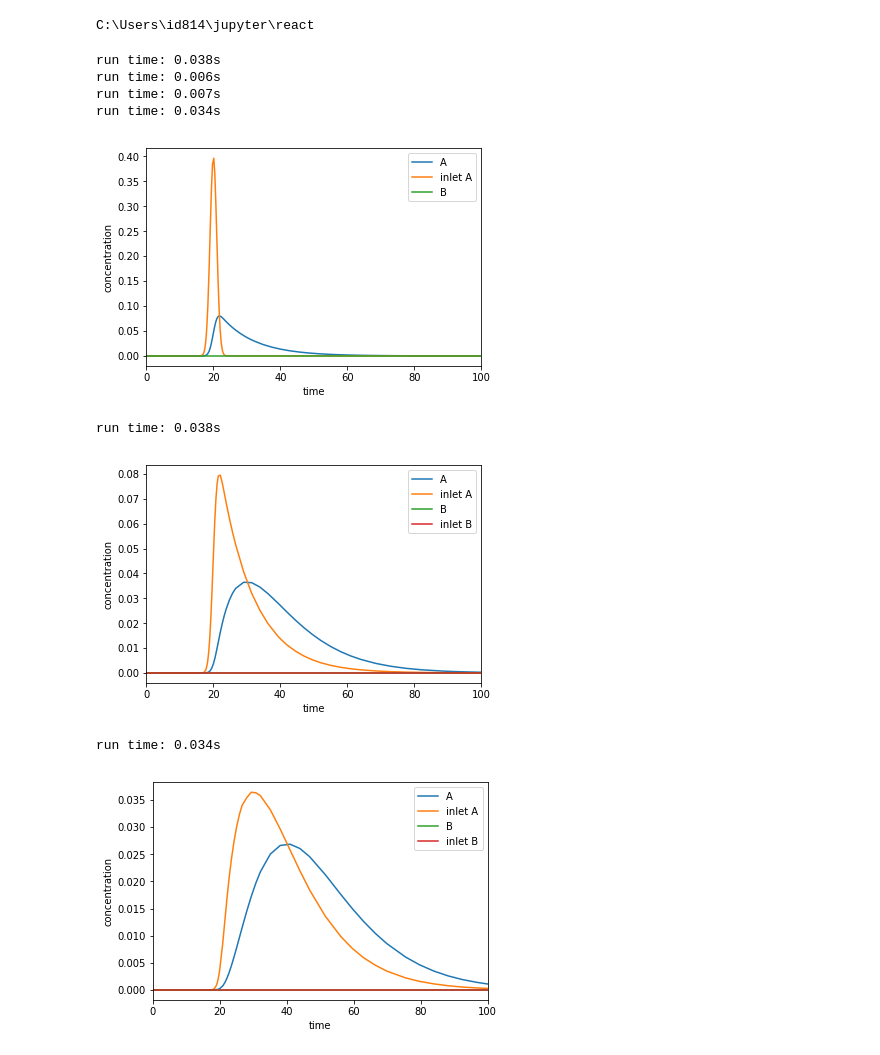
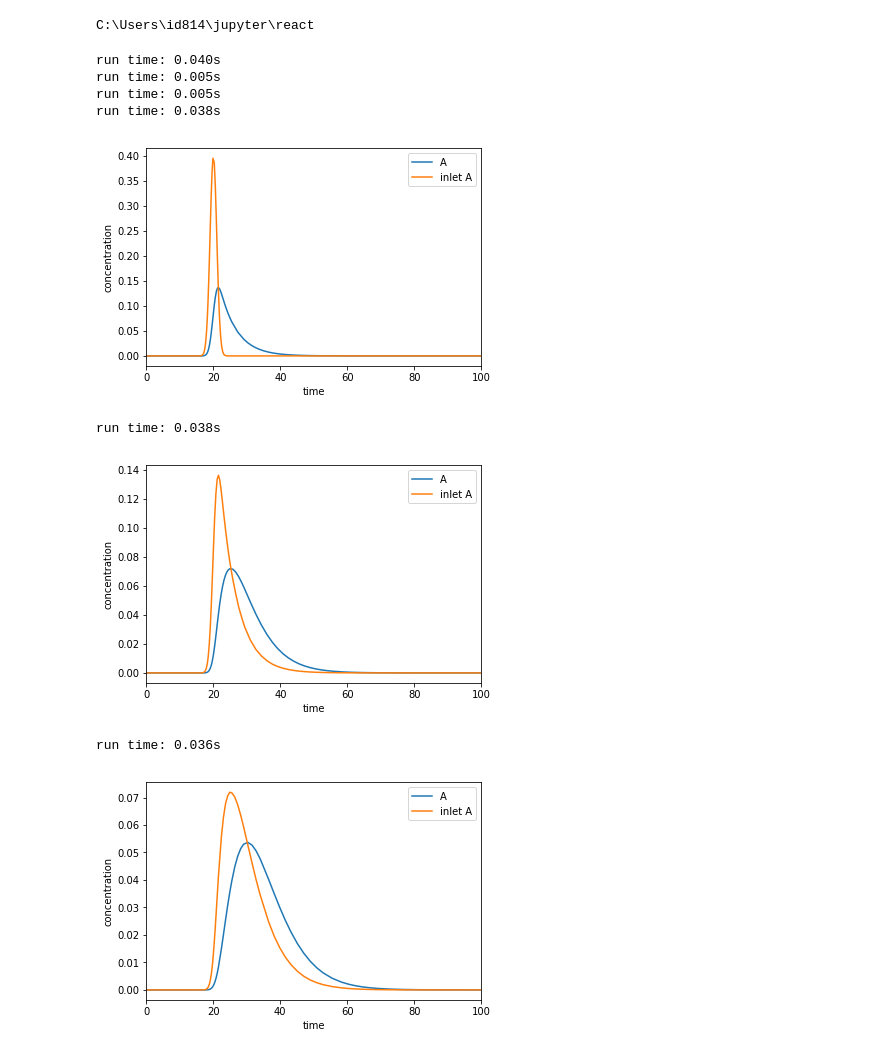
Before and after one commit to dorox/react, a Jupyter notebook: notebooks/Flowsheet.ipynb, the cells around one changed output. Drawn from its saved outputs; the diff is of its cells as text; code cells hidden in the pictures.

```diff
--- a/notebooks/Flowsheet.ipynb
+++ b/notebooks/Flowsheet.ipynb
@@ -10,34 +10,33 @@ from importlib import reload
 # %%
 react = reload(react)
 # %%
-V=10
+V=5
 r1= react.models.CSTR(V=V)
 r1.inlet(A=react.tools.gaussian())
-r1.inlet(B=0)
 _=r1.run(False)
 
 r2 = react.models.CSTR(V=V)
 r2.inlet(A=0)
 _=r2.run(False)
 
 r3 = react.models.CSTR(V=V)
 r3.inlet(A=0)
 _=r3.run(False)
 
 f = react.Flowsheet()
 f.connect(r1,r2)
 f.connect(r2,r3)
 f.run()
 # %% [output]
+run time: 0.040s
+run time: 0.005s
+run time: 0.005s
 run time: 0.038s
-run time: 0.006s
-run time: 0.007s
-run time: 0.034s
-[figure, old version]
+[figure, new version]
 run time: 0.038s
-[figure, old version]
+[figure, new version]
-run time: 0.034s
+run time: 0.036s
-[figure, old version]
+[figure, new version]
 # %%
 c = react.models.Chemistry()
 c.reaction('A=>B')
```
Also changed, not shown: parts of 8 cells of this notebook, 2 other files.
